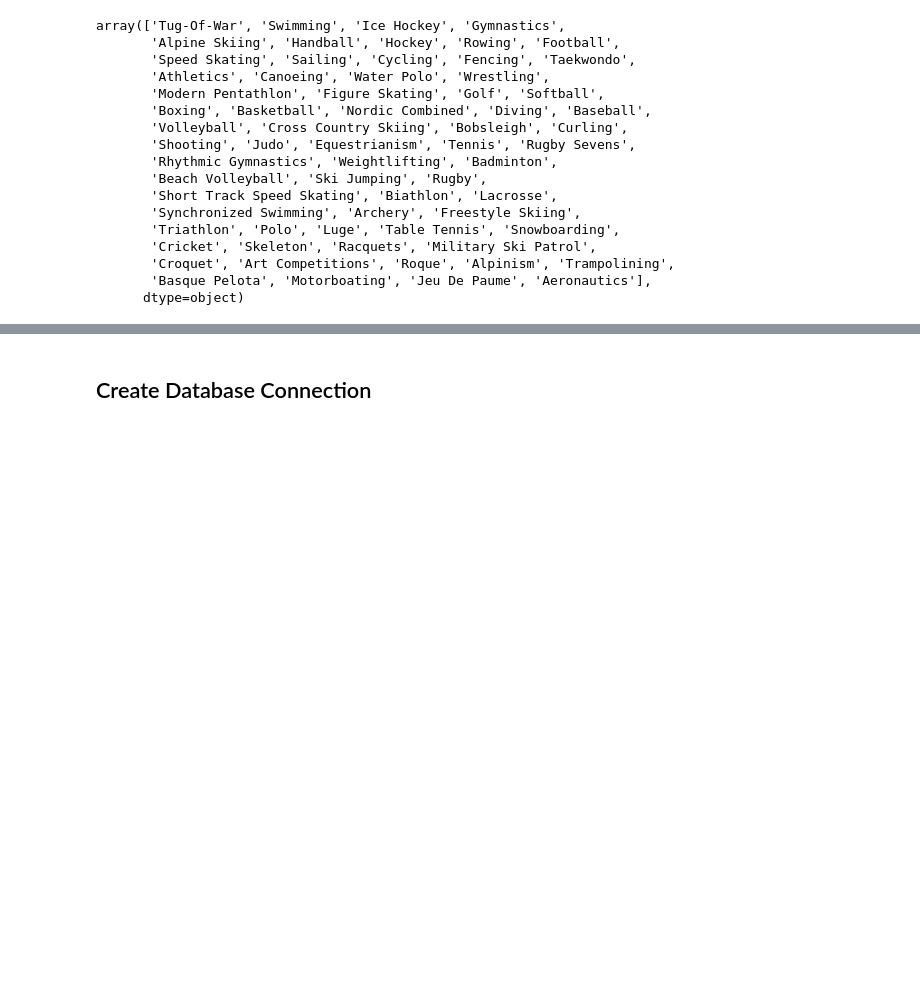
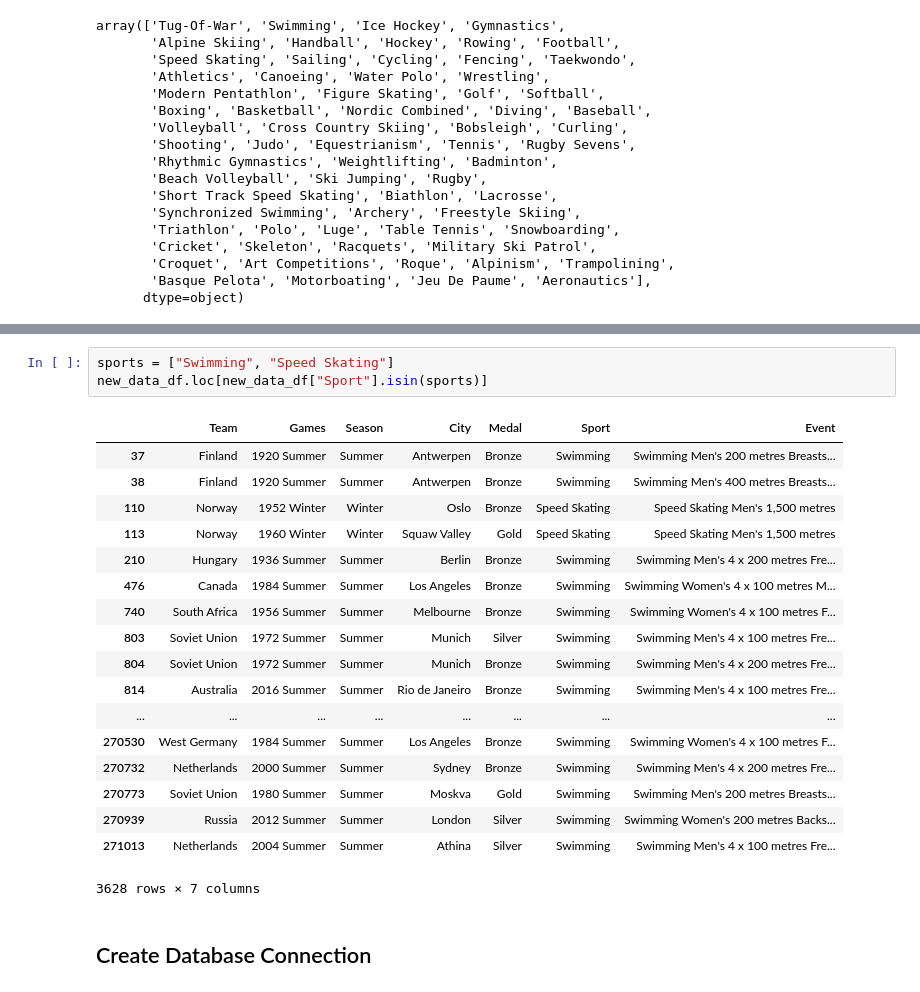
Before and after one commit to lwiggins32605/ETL-Project, a Jupyter notebook: 120 years of Olympic History.ipynb, the cells around one changed output, grey strips where cells are left out. Saved outputs shown, nothing was run; the diff lists cells and outputs as text; blank space fills up the shorter version.

```diff
--- a/120 years of Olympic History.ipynb
+++ b/120 years of Olympic History.ipynb
@@ -155,3 +112,25 @@ sport_merge
+# %%
+sports = ["Swimming", "Speed Skating"]
+new_data_df.loc[new_data_df["Sport"].isin(sports)]
+# %% [output]
+|  | Team | Games | Season | City | Medal | Sport | Event |
+| 37 | Finland | 1920 Summer | Summer | Antwerpen | Bronze | Swimming | Swimming Men's 200 metres Breasts... |
+| 38 | Finland | 1920 Summer | Summer | Antwerpen | Bronze | Swimming | Swimming Men's 400 metres Breasts... |
+| 110 | Norway | 1952 Winter | Winter | Oslo | Bronze | Speed Skating | Speed Skating Men's 1,500 metres |
+| 113 | Norway | 1960 Winter | Winter | Squaw Valley | Gold | Speed Skating | Speed Skating Men's 1,500 metres |
+| 210 | Hungary | 1936 Summer | Summer | Berlin | Bronze | Swimming | Swimming Men's 4 x 200 metres Fre... |
+| 476 | Canada | 1984 Summer | Summer | Los Angeles | Bronze | Swimming | Swimming Women's 4 x 100 metres M... |
+| 740 | South Africa | 1956 Summer | Summer | Melbourne | Bronze | Swimming | Swimming Women's 4 x 100 metres F... |
+| 803 | Soviet Union | 1972 Summer | Summer | Munich | Silver | Swimming | Swimming Men's 4 x 100 metres Fre... |
+| 804 | Soviet Union | 1972 Summer | Summer | Munich | Bronze | Swimming | Swimming Men's 4 x 200 metres Fre... |
+| 814 | Australia | 2016 Summer | Summer | Rio de Janeiro | Bronze | Swimming | Swimming Men's 4 x 100 metres Fre... |
+| ... | ... | ... | ... | ... | ... | ... | ... |
+| 270530 | West Germany | 1984 Summer | Summer | Los Angeles | Bronze | Swimming | Swimming Women's 4 x 100 metres F... |
+| 270732 | Netherlands | 2000 Summer | Summer | Sydney | Bronze | Swimming | Swimming Men's 4 x 200 metres Fre... |
+| 270773 | Soviet Union | 1980 Summer | Summer | Moskva | Gold | Swimming | Swimming Men's 200 metres Breasts... |
+| 270939 | Russia | 2012 Summer | Summer | London | Silver | Swimming | Swimming Women's 200 metres Backs... |
+| 271013 | Netherlands | 2004 Summer | Summer | Athina | Silver | Swimming | Swimming Men's 4 x 100 metres Fre... |
+3628 rows × 7 columns
 # %% [markdown]
 ## Create Database Connection
 # %%
```
Also changed, not shown: parts of 3 cells of this notebook.
